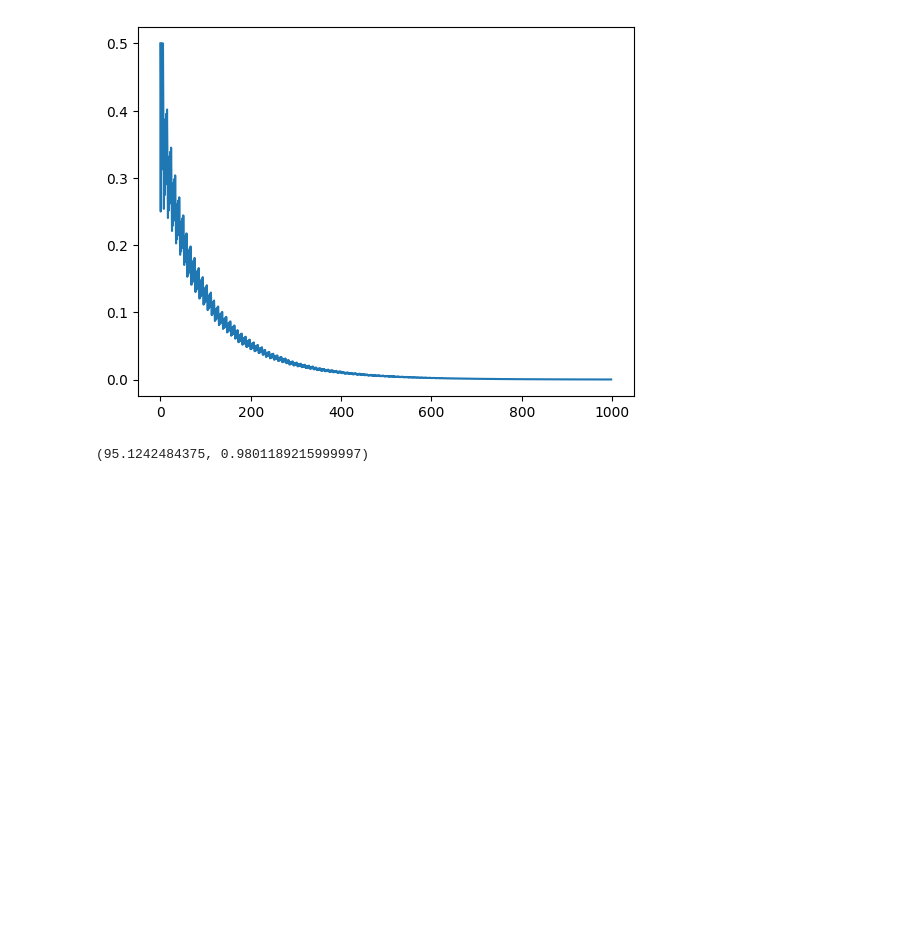
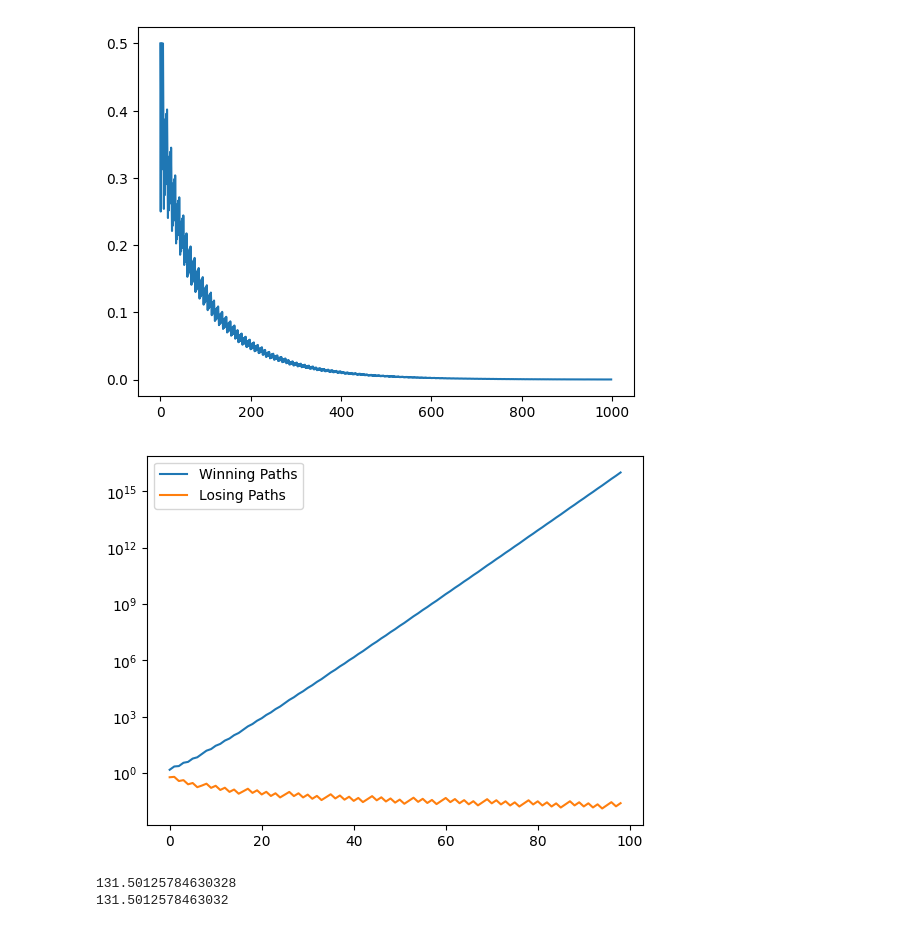
Before and after one commit to eadains/PythonBlogNotebooks, a Jupyter notebook: ergodicity_breaking.ipynb, the cells around one changed output. Drawn from its saved outputs; the diff is of its cells as text; code cells hidden in the pictures; blank space fills up the shorter version.

```diff
--- a/ergodicity_breaking.ipynb
+++ b/ergodicity_breaking.ipynb
@@ -57,17 +51,22 @@ plt.plot([1 - stats.binom.cdf(k=W_BE(n, G, L), n=n, p=p) for n in range(1, 1000)
 [<matplotlib.lines.Line2D at 0x...>]
 [figure]
 # %%
-def wealths(t, G, L):
+def calc_wealths(t, G, L):
     w_be = W_BE(t, G, L)
-    winning_wealth = 0
-    losing_wealth = 0
-    for w in range(t+1):
+    winning_wealth = []
+    losing_wealth = []
+    for w in range(t + 1):
         if w < w_be:
-            losing_wealth += R(t, w, G, L)
+            losing_wealth.append(R(t, w, G, L))
         else:
-            winning_wealth += R(t, w, G, L)
-    return winning_wealth, losing_wealth
+            winning_wealth.append(R(t, w, G, L))
+    return np.mean(winning_wealth), np.mean(losing_wealth)
-# %%
-wealths(10, G, L)
-# %% [output]
-(95.1242484375, 0.9801189215999997)
+# %%
+wealths = [calc_wealths(t, G, L) for t in range(1, 100)]
+
+plt.plot([x[0] for x in wealths])
+plt.plot([x[1] for x in wealths])
+plt.legend(["Winning Paths", "Losing Paths"])
+plt.yscale("log")
+# %% [output]
+[figure, added]
@@ -73,0 +81,7 @@ wealths(10, G, L)
+# %%
+# Verifying that mean estimates agree
+print(np.sum(results))
+print(E_R(t, G, L, p))
+# %% [output]
+131.50125784630328
+131.5012578463032
```
Also changed, not shown: parts of 4 cells of this notebook.
